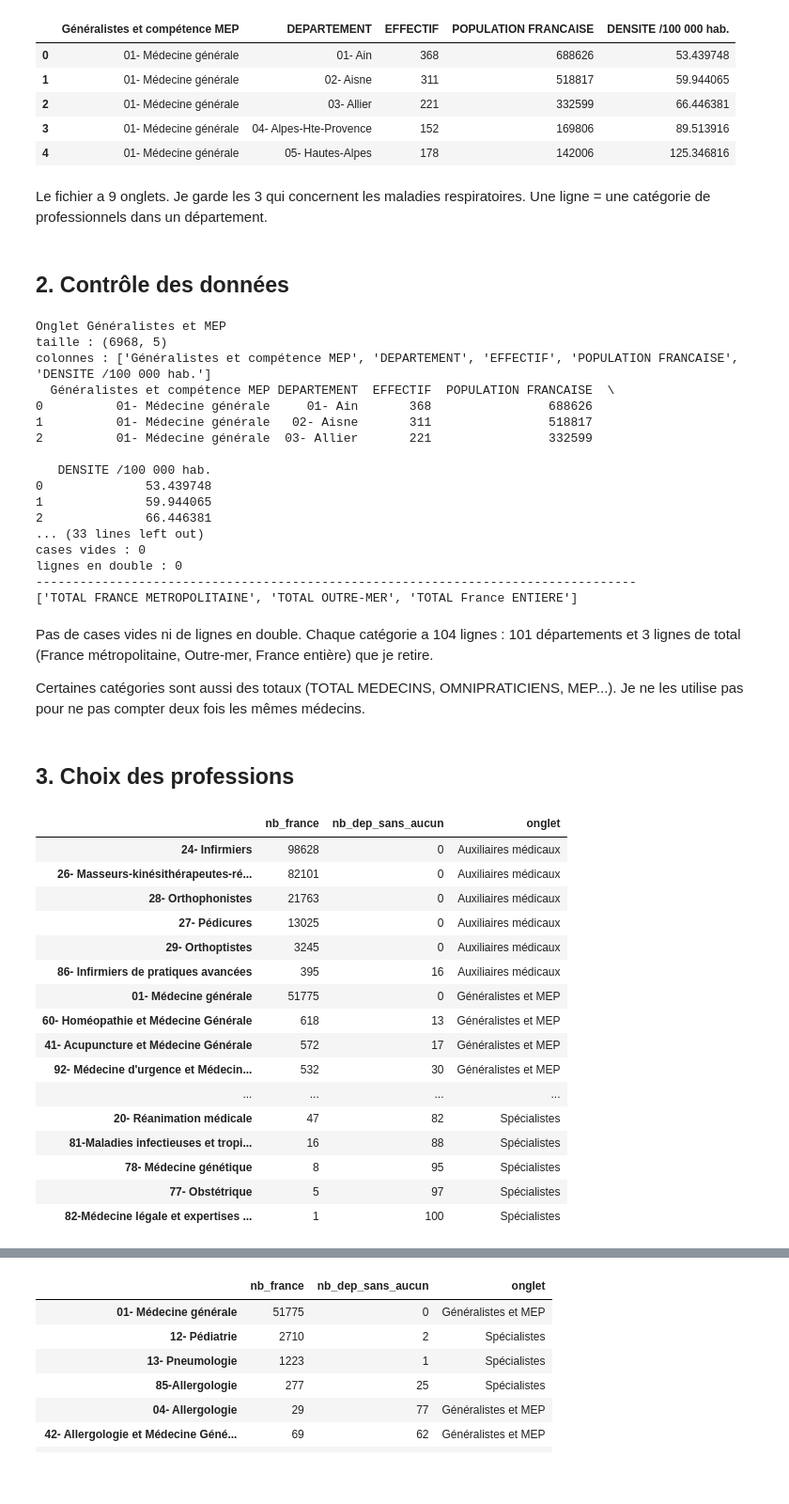
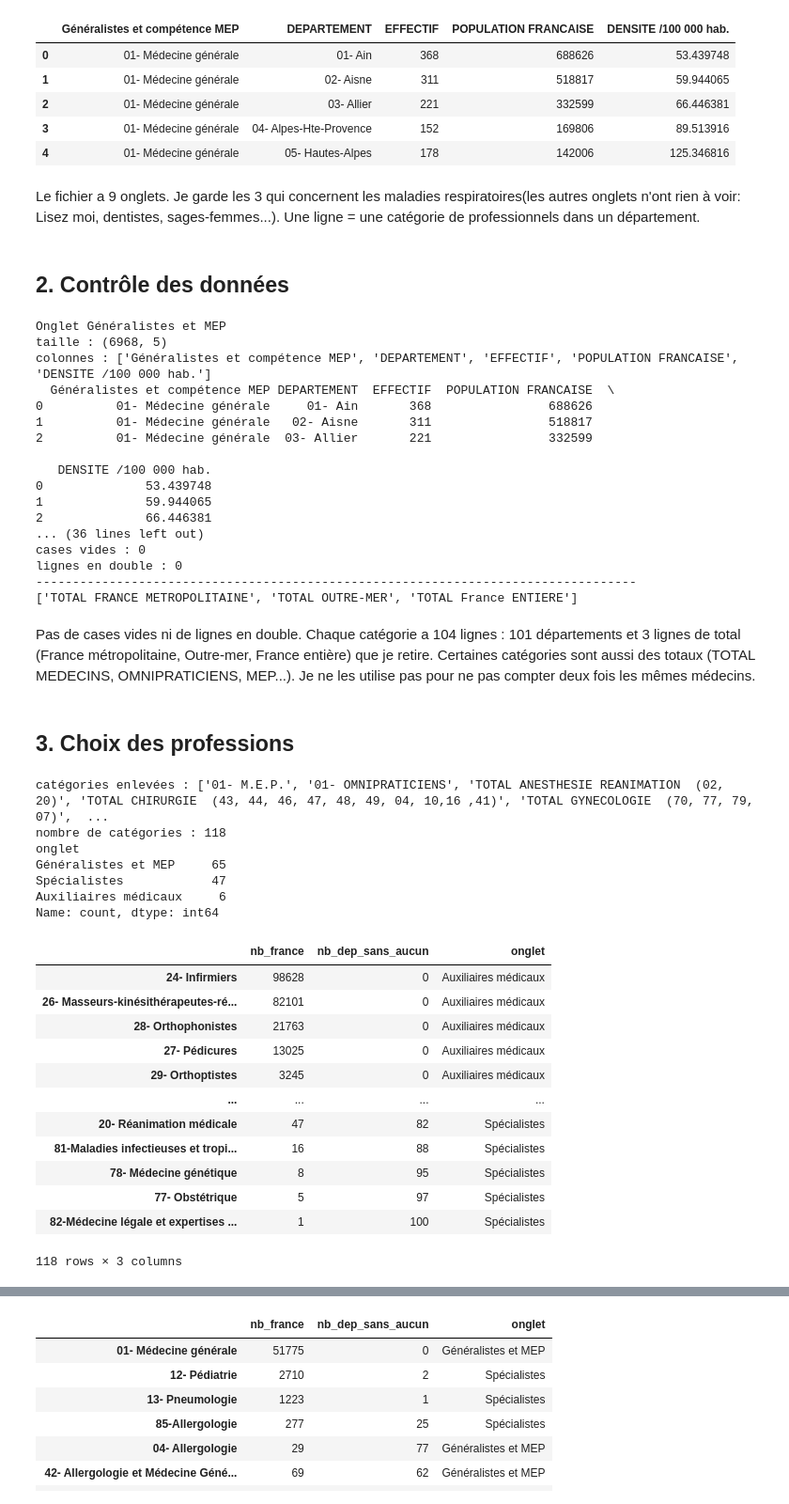
Before and after one commit to jbrocardplatim/LIORA_PROJET_PATHO_RESPIRATOIRES, a Jupyter notebook: notebooks/04c_exploration_ameli_densite.ipynb, the cells around one changed output, grey strips where cells are left out. Shown at 94% size. Cells and saved outputs as stored; diff of their text form; code cells hidden in the pictures; blank space fills up the shorter version.

```diff
--- a/notebooks/04c_exploration_ameli_densite.ipynb
+++ b/notebooks/04c_exploration_ameli_densite.ipynb
@@ -30,7 +30,7 @@ ameli_gen.head()
 | 3 | 01- Médecine générale | 04- Alpes-Hte-Provence | 152 | 169806 | 89.513916 |
 | 4 | 01- Médecine générale | 05- Hautes-Alpes | 178 | 142006 | 125.346816 |
 # %% [markdown]
-Le fichier a 9 onglets. Je garde les 3 qui concernent les maladies respiratoires. Une ligne = une catégorie de professionnels dans un département.
+Le fichier a 9 onglets. Je garde les 3 qui concernent les maladies respiratoires(les autres onglets n'ont rien à voir: Lisez moi, dentistes, sages-femmes...). Une ligne = une catégorie de professionnels dans un département.
 # %% [markdown]
 ## 2. Contrôle des données
 # %%
@@ -44,6 +44,7 @@ for i in range(3):
     print("colonnes :", list(tableau.columns))
     print(tableau.head(3))
     print("nombre de catégories :", tableau.iloc[:, 0].nunique())
+    print("lignes par catégorie :", tableau.iloc[:, 0].value_counts().unique())
     print("cases vides :", tableau.isna().sum().sum())
     print("lignes en double :", tableau.duplicated().sum())
     print("----------------------------------------------------------------------------------")
@@ -63,64 +64,69 @@ colonnes : ['Généralistes et compétence MEP', 'DEPARTEMENT', 'EFFECTIF', 'POP
 0              53.439748
 1              59.944065
 2              66.446381
-... (33 lines left out)
+... (36 lines left out)
 cases vides : 0
 lignes en double : 0
 ----------------------------------------------------------------------------------
 ['TOTAL FRANCE METROPOLITAINE', 'TOTAL OUTRE-MER', 'TOTAL France ENTIERE']
 # %% [markdown]
-Pas de cases vides ni de lignes en double. Chaque catégorie a 104 lignes : 101 départements et 3 lignes de total (France métropolitaine, Outre-mer, France entière) que je retire.
-
-Certaines catégories sont aussi des totaux (TOTAL MEDECINS, OMNIPRATICIENS, MEP...). Je ne les utilise pas pour ne pas compter deux fois les mêmes médecins.
+Pas de cases vides ni de lignes en double. Chaque catégorie a 104 lignes : 101 départements et 3 lignes de total (France métropolitaine, Outre-mer, France entière) que je retire. Certaines catégories sont aussi des totaux (TOTAL MEDECINS, OMNIPRATICIENS, MEP...). Je ne les utilise pas pour ne pas compter deux fois les mêmes médecins.
 # %% [markdown]
 ## 3. Choix des professions
 # %%
-recap_par_onglet = []
+recap_par_onglet = []  #liste vide, contiendra 3 tableaux (1 pour chaque onglet)
 
 for i in range(3):
     tableau = onglets[i]
     # on enlève les lignes de total des départements
     departements = tableau[tableau['DEPARTEMENT'].str.contains('TOTAL') == False]
-    categorie = tableau.columns[0]
+    categorie = tableau.columns[0] #récupère la case A1 (Spécialiste, Généraliste et MEP,ou Auxiliaires médicaux)
 
     recap_onglet = pd.DataFrame()
     recap_onglet['nb_france'] = departements.groupby(categorie)['EFFECTIF'].sum()
     zero = departements[departements['EFFECTIF'] == 0]
     recap_onglet['nb_dep_sans_aucun'] = zero.groupby(categorie)['EFFECTIF'].count()
     recap_onglet['onglet'] = noms_onglets[i]
     recap_par_onglet.append(recap_onglet)
 
 recap_ameli = pd.concat(recap_par_onglet)
 recap_ameli = recap_ameli.fillna(0)
 recap_ameli['nb_dep_sans_aucun'] = recap_ameli['nb_dep_sans_aucun'].astype(int)
 
 # on enlève aussi les catégories qui sont des totaux (sommes d'autres catégories)
-a_enlever = []
+a_enlever = []   # OMNI = MG + MEP, et MEP = total des sous-catégories MEP : on les retire (double compte)
 for nom in recap_ameli.index:
     if 'TOTAL' in nom or nom == '01- OMNIPRATICIENS' or nom == '01- M.E.P.':
         a_enlever.append(nom)
 recap_ameli = recap_ameli.drop(a_enlever)
 
-# afficher toutes les lignes
-pd.set_option('display.max_rows', 200)
+# combien de catégories il reste, au total et par onglet
+print("catégories enlevées :", a_enlever)
+print("nombre de catégories :", len(recap_ameli))
+print(recap_ameli['onglet'].value_counts())
+
+# afficher en affichant par nb de professionels le plus nombreux
 recap_ameli.sort_values(['onglet', 'nb_france'], ascending=[True, False])
 # %% [output]
+catégories enlevées : ['01- M.E.P.', '01- OMNIPRATICIENS', 'TOTAL ANESTHESIE REANIMATION  (02, 20)', 'TOTAL CHIRURGIE  (43, 44, 46, 47, 48, 49, 04, 10,16 ,41)', 'TOTAL GYNECOLOGIE  (70, 77, 79, 07)',  ...
+nombre de catégories : 118
+onglet
+Généralistes et MEP     65
+Spécialistes            47
+Auxiliaires médicaux     6
+Name: count, dtype: int64
 |  | nb_france | nb_dep_sans_aucun | onglet |
 | 24- Infirmiers | 98628 | 0 | Auxiliaires médicaux |
 | 26- Masseurs-kinésithérapeutes-ré... | 82101 | 0 | Auxiliaires médicaux |
 | 28- Orthophonistes | 21763 | 0 | Auxiliaires médicaux |
 | 27- Pédicures | 13025 | 0 | Auxiliaires médicaux |
 | 29- Orthoptistes | 3245 | 0 | Auxiliaires médicaux |
-| 86- Infirmiers de pratiques avancées | 395 | 16 | Auxiliaires médicaux |
-| 01- Médecine générale | 51775 | 0 | Généralistes et MEP |
-| 60- Homéopathie et Médecine Générale | 618 | 13 | Généralistes et MEP |
-| 41- Acupuncture et Médecine Générale | 572 | 17 | Généralistes et MEP |
-| 92- Médecine d'urgence et Médecin... | 532 | 30 | Généralistes et MEP |
 | ... | ... | ... | ... |
 | 20- Réanimation médicale | 47 | 82 | Spécialistes |
 | 81-Maladies infectieuses et tropi... | 16 | 88 | Spécialistes |
 | 78- Médecine génétique | 8 | 95 | Spécialistes |
 | 77- Obstétrique | 5 | 97 | Spécialistes |
 | 82-Médecine légale et expertises ... | 1 | 100 | Spécialistes |
+118 rows × 3 columns
 # %% [markdown]
 Pour chaque catégorie : le nombre de professionnels en France et le nombre de départements où il n'y en a aucun.
```
Also changed, not shown: parts of 8 cells of this notebook, 7 other files.
